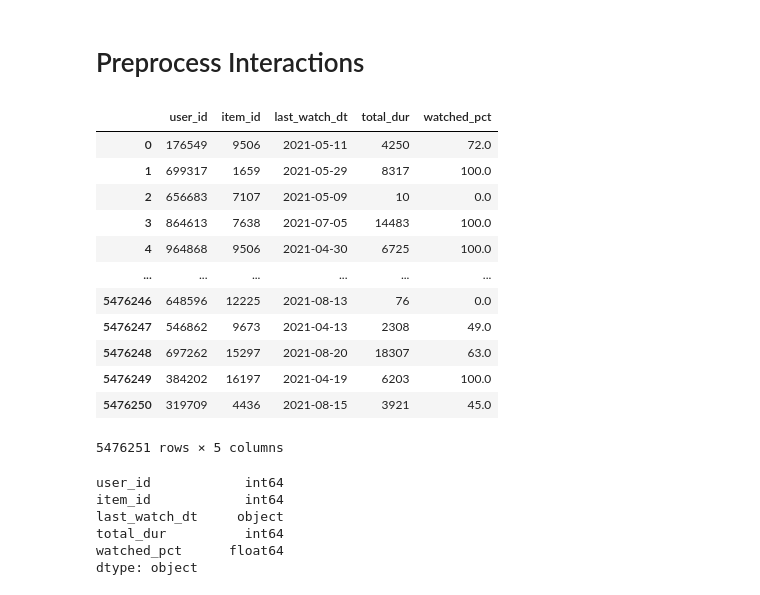
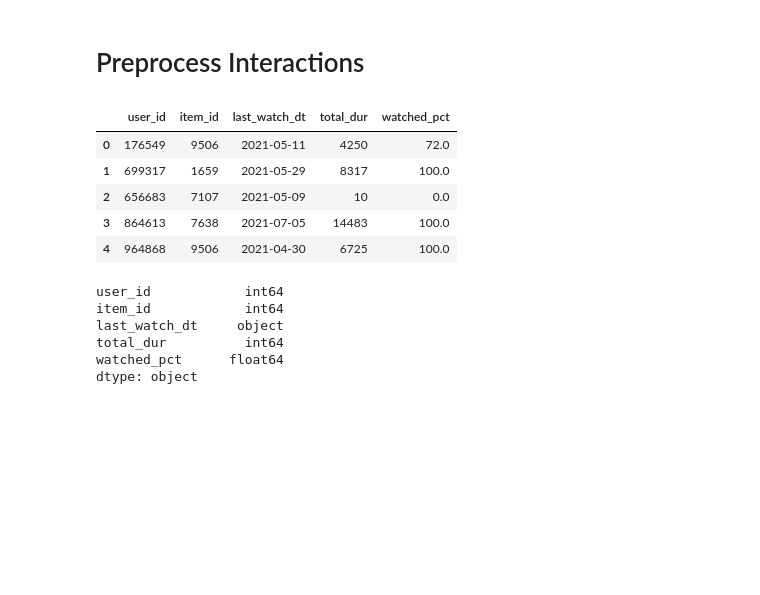
Before and after one commit to Varfalamei/RecoServiceMTS, a Jupyter notebook: notebooks/Домашнее задание №4.ipynb, the cells around one changed output. Cells and saved outputs as stored; diff of their text form; code cells hidden in the pictures; blank space fills up the shorter version.

```diff
--- a/notebooks/Домашнее задание №4.ipynb
+++ b/notebooks/Домашнее задание №4.ipynb
@@ -33,7 +41,7 @@ import optuna
 # %%
 os.environ['OPENBLAS_NUM_THREADS'] = "1"
 # %%
-DATA_PATH = Path("../data")
+DATA_PATH = Path("../data/kion_train/")
 # %%
 %%time
 users = pd.read_csv(DATA_PATH / 'users.csv')
@@ -47,21 +55,14 @@ Columns.Datetime = 'last_watch_dt'
 # %% [markdown]
 # Preprocess Interactions
 # %%
-interactions
+interactions.head()
 # %% [output]
 |  | user_id | item_id | last_watch_dt | total_dur | watched_pct |
 | 0 | 176549 | 9506 | 2021-05-11 | 4250 | 72.0 |
 | 1 | 699317 | 1659 | 2021-05-29 | 8317 | 100.0 |
 | 2 | 656683 | 7107 | 2021-05-09 | 10 | 0.0 |
 | 3 | 864613 | 7638 | 2021-07-05 | 14483 | 100.0 |
 | 4 | 964868 | 9506 | 2021-04-30 | 6725 | 100.0 |
-| ... | ... | ... | ... | ... | ... |
-| 5476246 | 648596 | 12225 | 2021-08-13 | 76 | 0.0 |
-| 5476247 | 546862 | 9673 | 2021-04-13 | 2308 | 49.0 |
-| 5476248 | 697262 | 15297 | 2021-08-20 | 18307 | 63.0 |
-| 5476249 | 384202 | 16197 | 2021-04-19 | 6203 | 100.0 |
-| 5476250 | 319709 | 4436 | 2021-08-15 | 3921 | 45.0 |
-5476251 rows × 5 columns
 # %%
 interactions.dtypes
 # %% [output]
```
Also changed, not shown: parts of 40 cells of this notebook.
